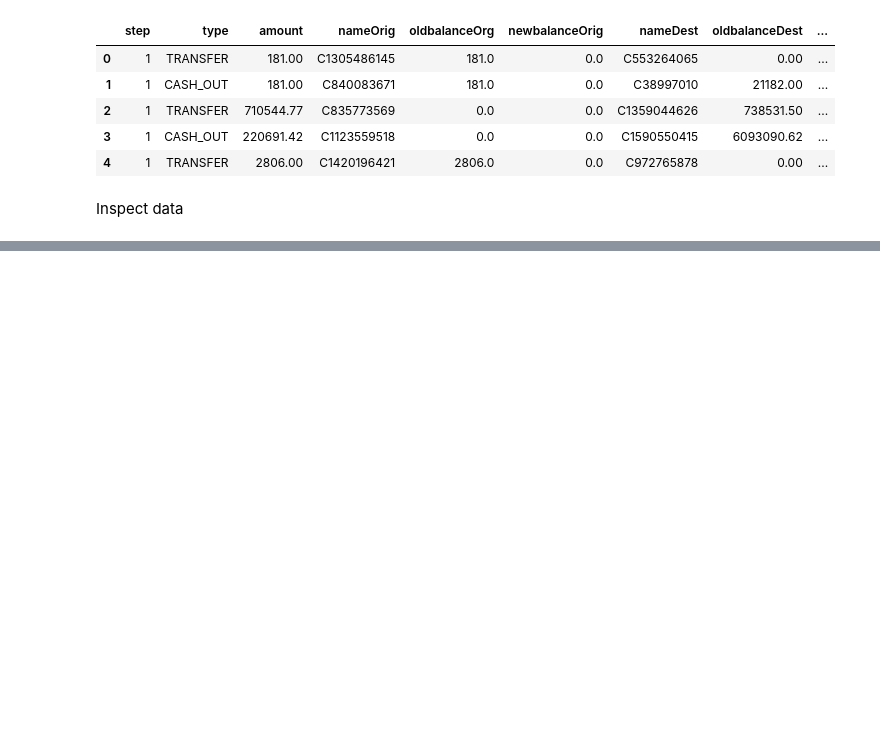
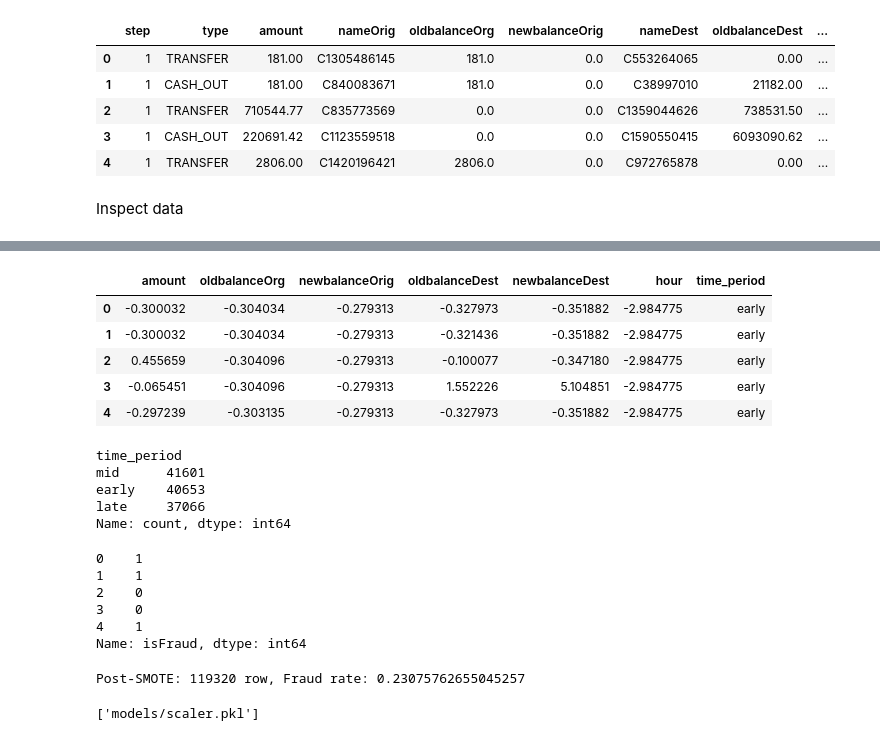
Before and after one commit to maradeben/msc_fraud_detection, a Jupyter notebook: notebook.ipynb, the cells around one changed output, grey strips where cells are left out. Saved outputs shown, nothing was run; the diff lists cells and outputs as text; code cells hidden in the pictures; blank space fills up the shorter version.

Commit message:
completed preprocessing, with scaling and SMOTE

```diff
--- a/notebook.ipynb
+++ b/notebook.ipynb
@@ -275,0 +289,9 @@ Name: count, dtype: int64
+# %%
+# Engineer time feature from step (step represents time units in hours). Results in 0-23hrs for each day
+df['hour'] = (df['step'] % 24).astype(int)
+
+# add it into the feature set
+X['hour'] = df['hour']
+
+# add hour to the list of features
+features.append('hour')
@@ -275,0 +304,7 @@ Name: count, dtype: int64
+# %%
+# normalize features
+# standard scaler normalizes data with mean = 0 and standard deviation = 1
+
+scaler = StandardScaler()
+X_scaled = scaler.fit_transform(X)
+X_scaled = pd.DataFrame(X_scaled, columns=X.columns)
@@ -275,0 +336,60 @@ Name: count, dtype: int64
+# %%
+# Simulate Concept Drift: split data into three time periods
+df['time_period'] = pd.qcut(df['step'], q=3, labels=['early', 'mid', 'late'])
+
+# Initialize SMOTE (1:3 fraud-to-non-fraud), will be applied separately for each time period
+smote = SMOTE(random_state=42, sampling_strategy=0.3)
+periods = ['early', 'mid', 'late']
+
+X_bal_list, y_bal_list = [], []
+for period in periods:
+    mask = df['time_period'] == period
+    X_period = X_scaled[mask][features]
+    y_period = y[mask]
+
+    # apply SMOTE
+    X_bal, y_bal = smote.fit_resample(X_period, y_period)
+    X_bal['time_period'] = period
+
+    X_bal_list.append(X_bal)
+    y_bal_list.append(pd.Series(y_bal))
+
+X_balanced = pd.concat(X_bal_list, ignore_index=True)
+y_balanced = pd.concat(y_bal_list, ignore_index=True)
+# %%
+X_balanced.head()
+# %% [output]
+|  | amount | oldbalanceOrg | newbalanceOrig | oldbalanceDest | newbalanceDest | hour | time_period |
+| 0 | -0.300032 | -0.304034 | -0.279313 | -0.327973 | -0.351882 | -2.984775 | early |
+| 1 | -0.300032 | -0.304034 | -0.279313 | -0.321436 | -0.351882 | -2.984775 | early |
+| 2 | 0.455659 | -0.304096 | -0.279313 | -0.100077 | -0.347180 | -2.984775 | early |
+| 3 | -0.065451 | -0.304096 | -0.279313 | 1.552226 | 5.104851 | -2.984775 | early |
+| 4 | -0.297239 | -0.303135 | -0.279313 | -0.327973 | -0.351882 | -2.984775 | early |
+# %%
+X_balanced.time_period.value_counts()
+# %% [output]
+time_period
+mid      41601
+early    40653
+late     37066
+Name: count, dtype: int64
+# %%
+y_balanced.head()
+# %% [output]
+0    1
+1    1
+2    0
+3    0
+4    1
+Name: isFraud, dtype: int64
+# %%
+print(f"Post-SMOTE: {len(X_balanced)} row, Fraud rate: {y_balanced.mean()}")
+# %% [output]
+Post-SMOTE: 119320 row, Fraud rate: 0.23075762655045257
+# %%
+# save preprocessed X and y data, and save scaler model for reuse
+X_balanced.to_csv("data/processed/X_preprocessed.csv", index=False)
+y_balanced.to_csv("data/processed/y_preprocessed.csv", index=False)
+joblib.dump(scaler, "models/scaler.pkl")
+# %% [output]
+['models/scaler.pkl']
```
Also changed, not shown: parts of 14 cells of this notebook, 3 other files.
